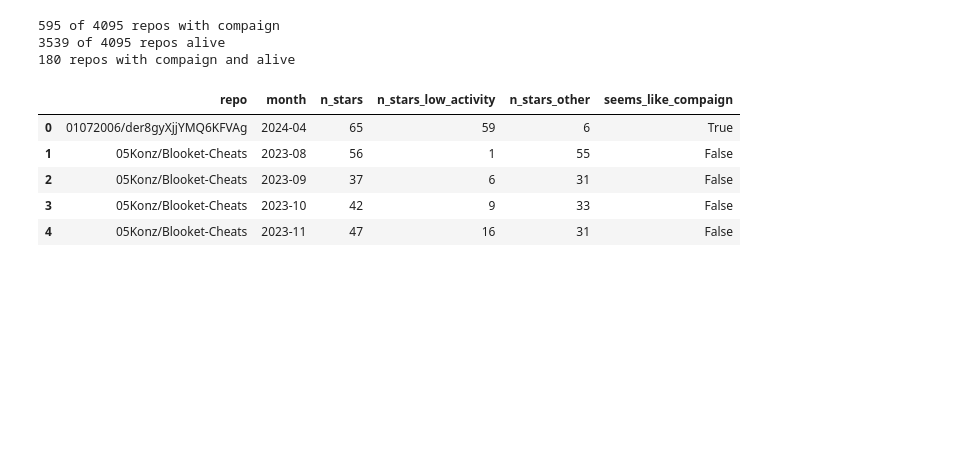
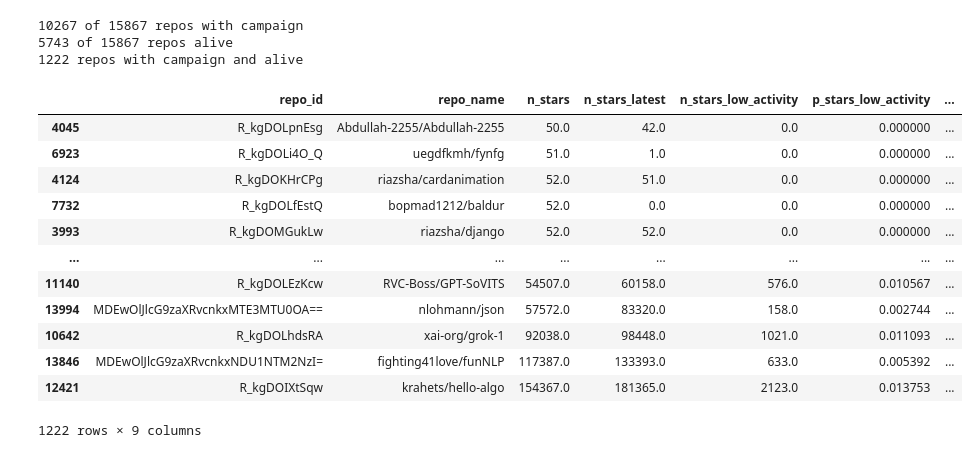
Before and after one commit to hehao98/StarScout, a Jupyter notebook: exploratory_analysis_copycatch.ipynb, the cells around one changed output. Saved outputs shown, nothing was run; the diff lists cells and outputs as text; code cells hidden in the pictures; blank space fills up the shorter version.

```diff
--- a/exploratory_analysis_copycatch.ipynb
+++ b/exploratory_analysis_copycatch.ipynb
@@ -16,0 +7,9 @@ low_activity_repos.head()
+# %%
+repos = analysis.get_fake_star_repos_all()
+print(
+    f"{len(repos)} repos,",
+    f"{len(repos[repos.n_stars_low_activity > 0])} with low activity,",
+    f"{len(repos[repos.n_stars_clustered > 0])} with clusters,",
+    f"{len(repos[(repos.n_stars_low_activity > 0) & (repos.n_stars_clustered > 0)])} with both",
+)
+repos.head()
@@ -16,0 +24,3 @@ low_activity_repos.head()
+# %%
+stars = analysis.get_stars_by_month_all()
+stars.head()
@@ -17,43 +63,32 @@ low_activity_repos.head()
 # %%
-stars_by_month = analysis.get_stars_by_month("low_activity")
-stars_by_month["n_stars_other"] = (
-    stars_by_month.n_stars - stars_by_month.n_stars_low_activity
+stars["seems_like_compaign"] = (stars["n_stars_low_activity"] >= 50) & (
+    stars["n_stars_low_activity"] / stars["n_stars"] >= 0.5
+) | (
+    (stars["n_stars_clustered"] >= 50)
+    & (stars["n_stars_clustered"] / stars["n_stars"] >= 0.5)
 )
-stars_by_month["seems_like_compaign"] = (
-    stars_by_month["n_stars_low_activity"] >= 50
-) & (stars_by_month["n_stars_low_activity"] / stars_by_month["n_stars"] >= 0.2)
 
-repos_all = set(stars_by_month.repo)
-repos_with_compaign = set(
-    stars_by_month[stars_by_month.seems_like_compaign].repo
-) & set(
-    sum(
-        low_activity_repos[
-            low_activity_repos.p_stars_low_activity >= 0.2
-        ].repo_names.map(lambda x: x.split(",")),
-        [],
-    ),
-)
-repos_alive = set(
-    sum(
-        low_activity_repos[low_activity_repos.repo_id.notna()].repo_names.map(
-            lambda x: x.split(",")
-        ),
-        [],
-    )
-)
+repos_all = set(stars.repo)
+repos_with_compaign = set(stars[stars.seems_like_compaign].repo)
+repos_alive = set(repos[repos.repo_id.notna()].repo_name)
 
 print(f"{len(repos_with_compaign)} of {len(repos_all)} repos with campaign")
 print(f"{len(repos_alive)} of {len(repos_all)} repos alive")
 print(f"{len(repos_with_compaign & repos_alive)} repos with campaign and alive")
-stars_by_month.head()
 # %% [output]
-595 of 4095 repos with compaign
-3539 of 4095 repos alive
-180 repos with compaign and alive
+10267 of 15867 repos with campaign
+5743 of 15867 repos alive
+1222 repos with campaign and alive
-|  | repo | month | n_stars | n_stars_low_activity | n_stars_other | seems_like_compaign |
-| 0 | 01072006/der8gyXjjYMQ6KFVAg | 2024-04 | 65 | 59 | 6 | True |
-| 1 | 05Konz/Blooket-Cheats | 2023-08 | 56 | 1 | 55 | False |
-| 2 | 05Konz/Blooket-Cheats | 2023-09 | 37 | 6 | 31 | False |
-| 3 | 05Konz/Blooket-Cheats | 2023-10 | 42 | 9 | 33 | False |
-| 4 | 05Konz/Blooket-Cheats | 2023-11 | 47 | 16 | 31 | False |
+|  | repo_id | repo_name | n_stars | n_stars_latest | n_stars_low_activity | p_stars_low_activity | ... |
+| 4045 | R_kgDOLpnEsg | Abdullah-2255/Abdullah-2255 | 50.0 | 42.0 | 0.0 | 0.000000 | ... |
+| 6923 | R_kgDOLi4O_Q | uegdfkmh/fynfg | 51.0 | 1.0 | 0.0 | 0.000000 | ... |
+| 4124 | R_kgDOKHrCPg | riazsha/cardanimation | 52.0 | 51.0 | 0.0 | 0.000000 | ... |
+| 7732 | R_kgDOLfEstQ | bopmad1212/baldur | 52.0 | 0.0 | 0.0 | 0.000000 | ... |
+| 3993 | R_kgDOMGukLw | riazsha/django | 52.0 | 52.0 | 0.0 | 0.000000 | ... |
+| ... | ... | ... | ... | ... | ... | ... | ... |
+| 11140 | R_kgDOLEzKcw | RVC-Boss/GPT-SoVITS | 54507.0 | 60158.0 | 576.0 | 0.010567 | ... |
+| 13994 | MDEwOlJlcG9zaXRvcnkxMTE3MTU0OA== | nlohmann/json | 57572.0 | 83320.0 | 158.0 | 0.002744 | ... |
+| 10642 | R_kgDOLhdsRA | xai-org/grok-1 | 92038.0 | 98448.0 | 1021.0 | 0.011093 | ... |
+| 13846 | MDEwOlJlcG9zaXRvcnkxNDU1NTM2NzI= | fighting41love/funNLP | 117387.0 | 133393.0 | 633.0 | 0.005392 | ... |
+| 12421 | R_kgDOIXtSqw | krahets/hello-algo | 154367.0 | 181365.0 | 2123.0 | 0.013753 | ... |
+1222 rows × 9 columns
```
Also changed, not shown: parts of 8 cells of this notebook, 2 other files.
